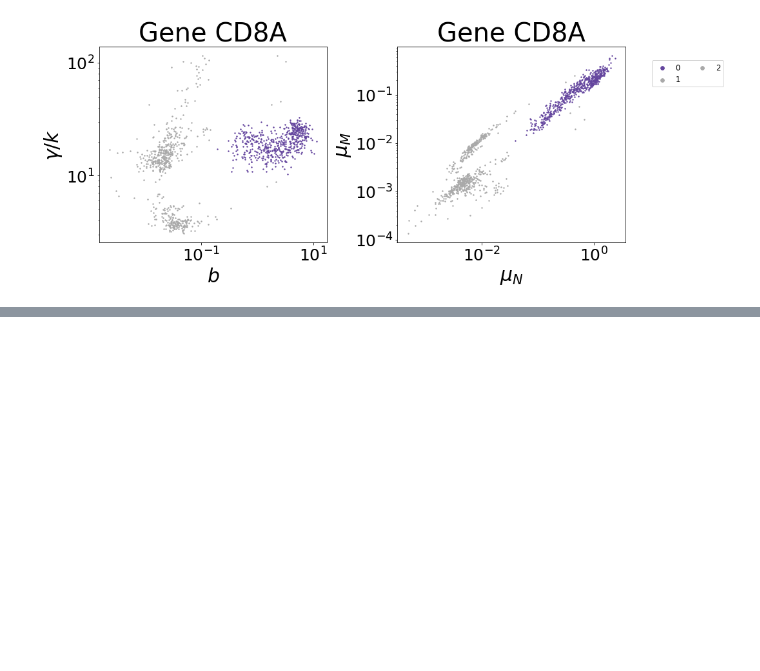
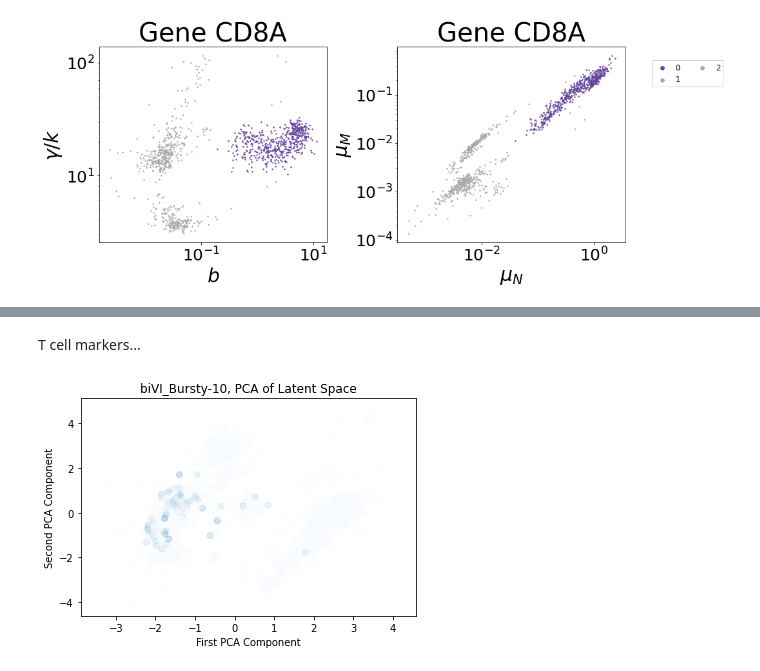
Before and after one commit to pachterlab/CGCCP_2023, a Jupyter notebook: Code/Notebooks/Demo.ipynb, the cells around one changed output, grey strips where cells are left out. Drawn from its saved outputs; the diff is of its cells as text; code cells hidden in the pictures; blank space fills up the shorter version.

```diff
--- a/Code/Notebooks/Demo.ipynb
+++ b/Code/Notebooks/Demo.ipynb
@@ -886,0 +901,15 @@ plot_parameters(gene_name = 'CD8A', chosen_cell_type=0, color_code='bw', cmap =
+# %% [markdown]
+T cell markers...
+# %%
+marker_abundance = adata[:,adata.var['gene_name']=='CD8A']
+for setup in setups[-1:]:
+    X_pca = sc.tl.pca(adata.obsm[f'X_{setup}'], svd_solver='arpack');
+    plt.scatter(X_pca[:,0],X_pca[:,1],c=np.log10(np.asarray(marker_abundance.layers['counts'][:,1].todense()).squeeze()+1),
+                cmap='Blues',
+                alpha=.2)
+    plt.xlabel('First PCA Component')
+    plt.ylabel('Second PCA Component')
+    plt.title(f'{setup}, PCA of Latent Space')
+    plt.show()
+# %% [output]
+[figure, added]
```
Also changed, not shown: parts of 13 cells of this notebook.
